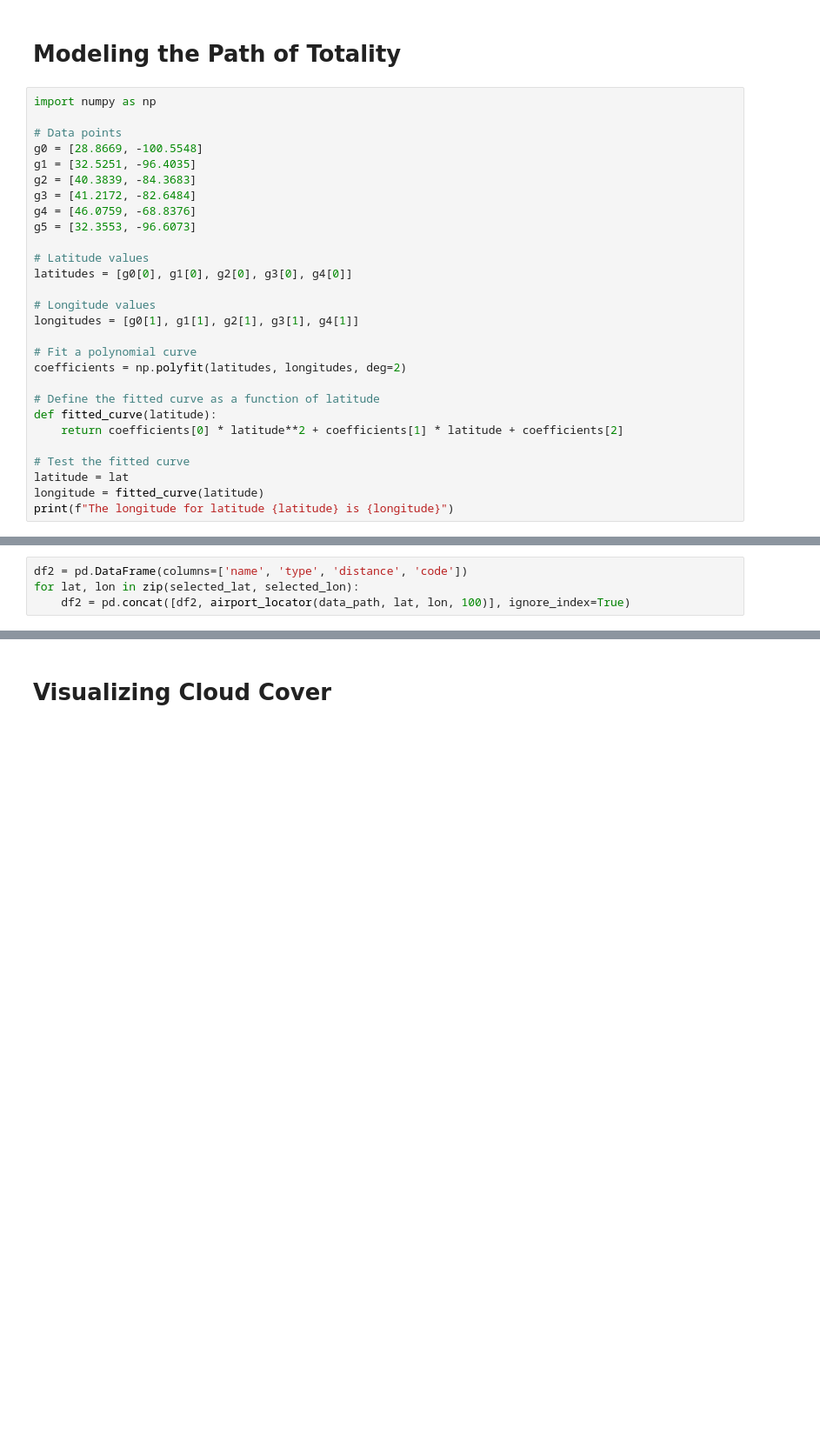
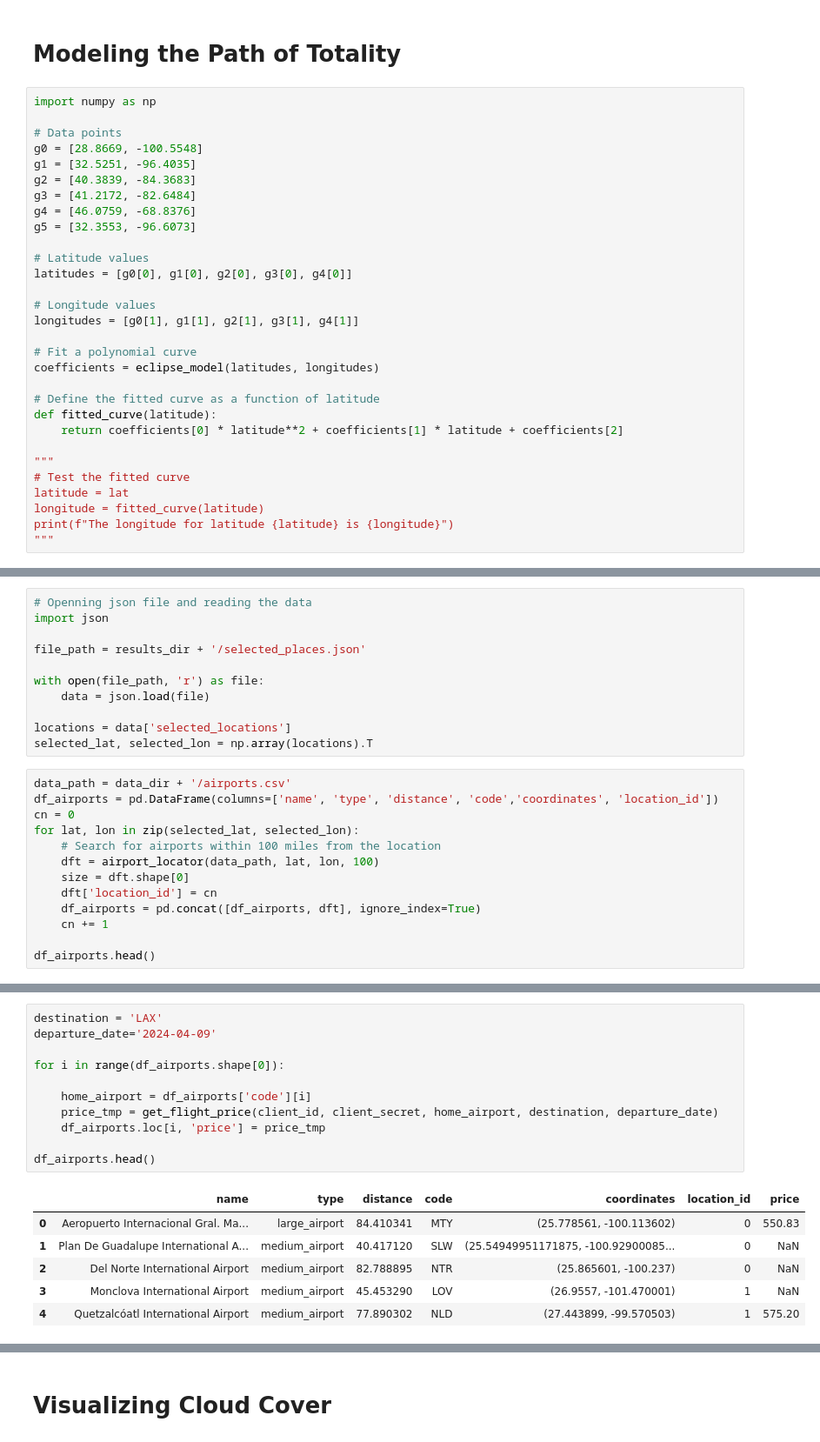
Before and after one commit to hasi03/Solar-Eclipse-Best-Location-Finder, a Jupyter notebook: weather.ipynb, the cells around one changed output, grey strips where cells are left out. Shown at 87% size. Saved outputs shown, nothing was run; the diff lists cells and outputs as text; blank space fills up the shorter version.

Commit message:
Finished running and displayed locations

```diff
--- a/weather.ipynb
+++ b/weather.ipynb
@@ -64,13 +69,15 @@ latitudes = [g0[0], g1[0], g2[0], g3[0], g4[0]]
 longitudes = [g0[1], g1[1], g2[1], g3[1], g4[1]]
 
 # Fit a polynomial curve
-coefficients = np.polyfit(latitudes, longitudes, deg=2)
+coefficients = eclipse_model(latitudes, longitudes)
 
 # Define the fitted curve as a function of latitude
 def fitted_curve(latitude):
     return coefficients[0] * latitude**2 + coefficients[1] * latitude + coefficients[2]
 
+"""
 # Test the fitted curve
 latitude = lat
 longitude = fitted_curve(latitude)
 print(f"The longitude for latitude {latitude} is {longitude}")
+"""
@@ -111,7 +126,27 @@ with open(file_path, 'w') as file:
     json.dump(data, file)
 
 # np.savetxt(image_dir+'/selected_locations.csv', locations, delimiter=',')
+# %%
+# Openning json file and reading the data
+import json
+
+file_path = results_dir + '/selected_places.json'
+
+with open(file_path, 'r') as file:
+    data = json.load(file)
+
+locations = data['selected_locations']
+selected_lat, selected_lon = np.array(locations).T
 # %%
-df2 = pd.DataFrame(columns=['name', 'type', 'distance', 'code'])
+data_path = data_dir + '/airports.csv'
+df_airports = pd.DataFrame(columns=['name', 'type', 'distance', 'code','coordinates', 'location_id'])
+cn = 0
 for lat, lon in zip(selected_lat, selected_lon):
-    df2 = pd.concat([df2, airport_locator(data_path, lat, lon, 100)], ignore_index=True)
+    # Search for airports within 100 miles from the location
+    dft = airport_locator(data_path, lat, lon, 100)
+    size = dft.shape[0]
+    dft['location_id'] = cn
+    df_airports = pd.concat([df_airports, dft], ignore_index=True)
+    cn += 1
+
+df_airports.head()
@@ -134,0 +162,18 @@ town
+# %%
+destination = 'LAX'
+departure_date='2024-04-09'
+
+for i in range(df_airports.shape[0]):
+
+    home_airport = df_airports['code'][i]
+    price_tmp = get_flight_price(client_id, client_secret, home_airport, destination, departure_date)
+    df_airports.loc[i, 'price'] = price_tmp
+
+df_airports.head()
+# %% [output]
+|  | name | type | distance | code | coordinates | location_id | price |
+| 0 | Aeropuerto Internacional Gral. Ma... | large_airport | 84.410341 | MTY | (25.778561, -100.113602) | 0 | 550.83 |
+| 1 | Plan De Guadalupe International A... | medium_airport | 40.417120 | SLW | (25.54949951171875, -100.92900085... | 0 | NaN |
+| 2 | Del Norte International Airport | medium_airport | 82.788895 | NTR | (25.865601, -100.237) | 0 | NaN |
+| 3 | Monclova International Airport | medium_airport | 45.453290 | LOV | (26.9557, -101.470001) | 1 | NaN |
+| 4 | Quetzalcóatl International Airport | medium_airport | 77.890302 | NLD | (27.443899, -99.570503) | 1 | 575.20 |
```
Also changed, not shown: parts of 17 cells of this notebook, 11 other files.
